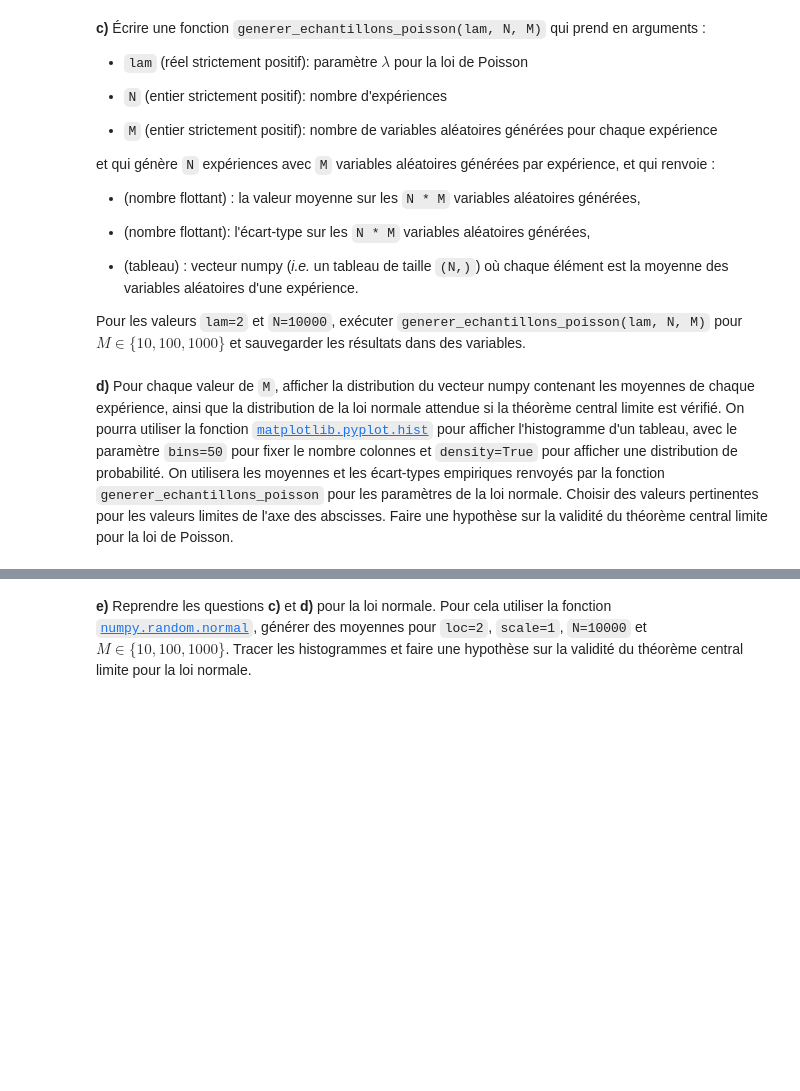
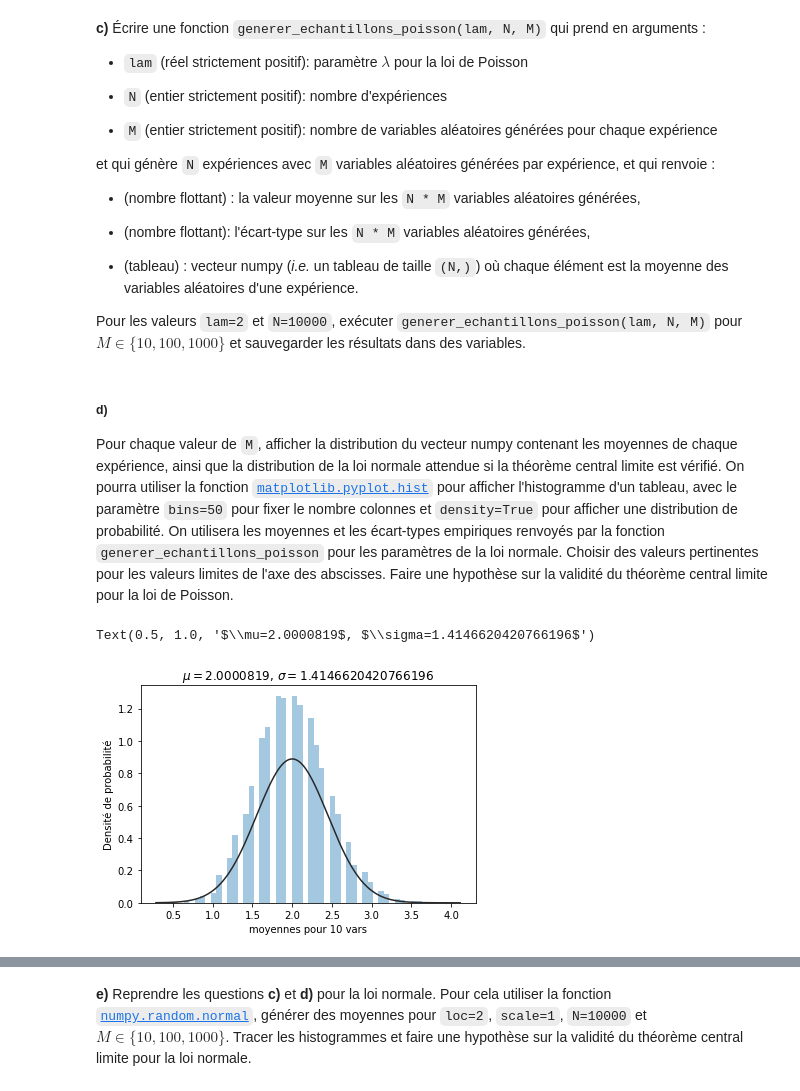
Before and after one commit to AntonioHorcasSerrano/LU2MA100, a Jupyter notebook: devoir-2.ipynb, the cells around one changed output, grey strips where cells are left out. Drawn from its saved outputs; the diff is of its cells as text; code cells hidden in the pictures; blank space fills up the shorter version.

```diff
--- a/devoir-2.ipynb
+++ b/devoir-2.ipynb
@@ -401,22 +389,3 @@ plt.show()
 
 **b)**
 Regarder la documentation de la fonction [`numpy.random.poisson`](https://numpy.org/doc/stable/reference/random/generated/numpy.random.poisson.html) et générer 10 valeurs aléatoires selon une loi de Poisson de paramètre $\lambda = 2$.
-# %%
-import pandas as pd
-import seaborn as sns
-# drawing 50 random samples of size 2 from the exponentially distributed population
-rate=0.25
-sample_size = 500 # nombre de variables aléatoires générées pour chaque experience
-df2 = pd.DataFrame()
-
-for i in range(1, 51): # nombre d'expériences
-    exponential_sample = np.random.exponential((1/rate), sample_size)
-    col = f'sample {i}'
-    df2[col] = exponential_sample
-
-# Taking a peek at the samples
-# print(df2)
-# Calculating sample means and plotting their distribution
-df2_sample_means = df2.mean()
-print(df2_sample_means)
-# sns.distplot(df2_sample_means);
@@ -460,13 +411,31 @@ et qui génère `N` expériences avec `M` variables aléatoires générées par
 * (tableau) : vecteur numpy (*i.e.* un tableau de taille `(N,)`) où chaque élément est la moyenne des variables aléatoires d'une expérience.
 
 Pour les valeurs `lam=2` et `N=10000`, exécuter `generer_echantillons_poisson(lam, N, M)` pour $M \in \{10, 100, 1000\}$ et sauvegarder les résultats dans des variables.
-# %%
-def generer_echantillons_poisson(lam, N, M):
-    donnees = np.array((N,M), dtype = float)
-    for i in range(N):
-        donnees[i] = np.random.poisson(lam, M)
+# %%
+ # https://seaborn.pydata.org/generated/seaborn.distplot.html
+import scipy.stats as stats
+import seaborn as sns
+
+def generer_echantillons_poisson(lam, N, M):
+    donnees = np.zeros((N,M))
+    moyennes = np.zeros(N)
+    for i in range(N):
+        donnees[i] = np.random.poisson(lam, M)
+        moyennes[i] = np.mean(donnees[i])
+    return np.mean(donnees),np.std(donnees),moyennes
+
+mu1, sigma1, moyennes1 = generer_echantillons_poisson(2, 10000, 10)
+mu2, sigma2, moyennes2 = generer_echantillons_poisson(2, 10000, 100)
+mu3, sigma3, moyennes3 = generer_echantillons_poisson(2, 10000, 1000)
 # %% [markdown]
-
-**d)**
+##### **d)**
 Pour chaque valeur de `M`, afficher la distribution du vecteur numpy contenant les moyennes de chaque expérience, ainsi que la distribution de la loi normale attendue si la théorème central limite est vérifié. On pourra utiliser la fonction [`matplotlib.pyplot.hist`](https://numpy.org/doc/stable/reference/generated/numpy.histogram.html) pour afficher l'histogramme d'un tableau, avec le paramètre `bins=50` pour fixer le nombre colonnes et `density=True` pour afficher une distribution de probabilité. On utilisera les moyennes et les écart-types empiriques renvoyés par la fonction `generer_echantillons_poisson` pour les paramètres de la loi normale.
 Choisir des valeurs pertinentes pour les valeurs limites de l'axe des abscisses. Faire une hypothèse sur la validité du théorème central limite pour la loi de Poisson.
+# %%
+ax = sns.distplot(moyennes1, fit=stats.norm, kde=False, hist=True)
+ax.set_xlabel('moyennes pour 10 vars')
+ax.set_ylabel('Densité de probabilité')
+ax.set_title(f'$\\mu={mu}$, $\\sigma={sigma}$')
+# %% [output]
+Text(0.5, 1.0, '$\\mu=2.0000819$, $\\sigma=1.4146620420766196$')
+[figure, added]
```
Also changed, not shown: parts of 4 cells of this notebook.
